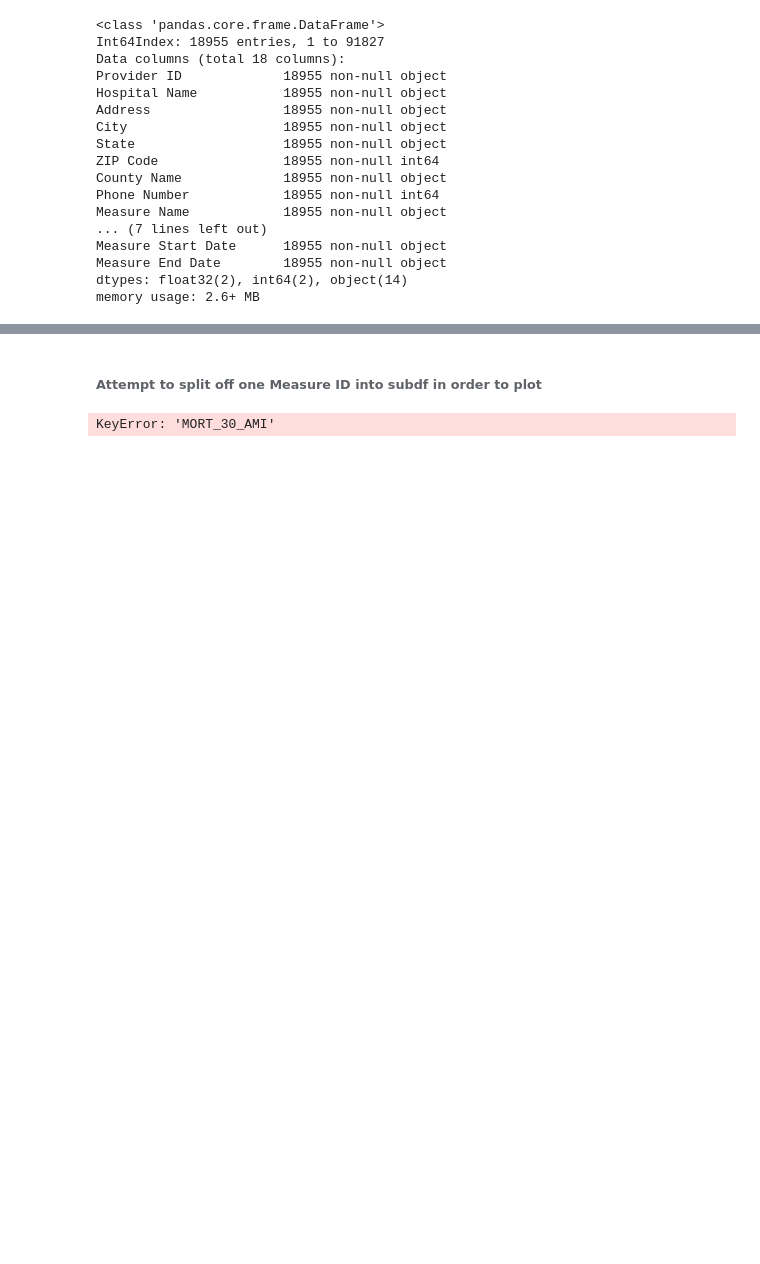
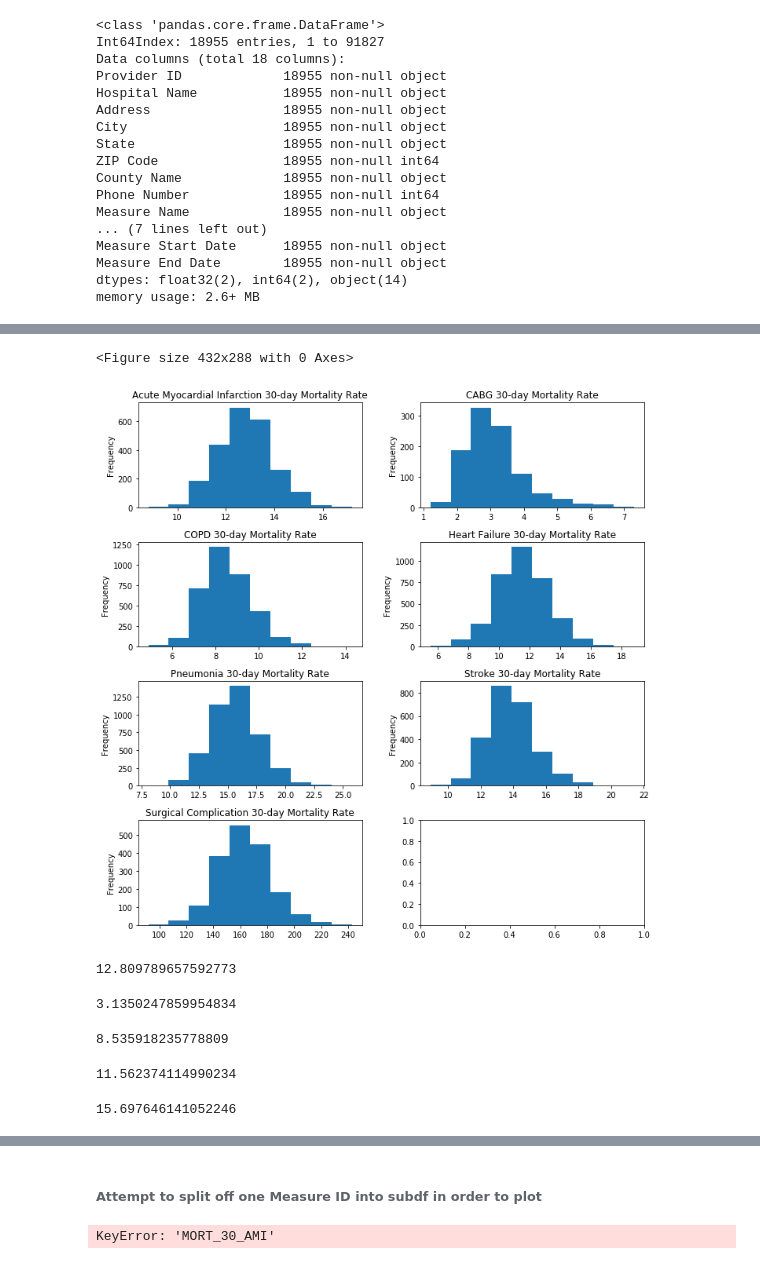
Before and after one commit to kathieking/Thinkful, a Jupyter notebook: Capstone1_code.ipynb, the cells around one changed output, grey strips where cells are left out. Saved outputs shown, nothing was run; the diff lists cells and outputs as text; code cells hidden in the pictures; blank space fills up the shorter version.

```diff
--- a/Capstone1_code.ipynb
+++ b/Capstone1_code.ipynb
@@ -213,0 +273,60 @@ df_mortality['Score'].groupby(df_mortality['Measure ID']).describe()
+# %%
+df_hf = df_mortality.apply(lambda row: row[df_mortality['Measure ID'].isin(['MORT_30_HF'])])
+# %%
+df_pn = df_mortality.apply(lambda row: row[df_mortality['Measure ID'].isin(['MORT_30_PN'])])
+# %%
+df_stk = df_mortality.apply(lambda row: row[df_mortality['Measure ID'].isin(['MORT_30_STK'])])
+# %%
+df_comp = df_mortality.apply(lambda row: row[df_mortality['Measure ID'].isin(['PSI_4_SURG_COMP'])])
+# %%
+fig = plt.figure()
+fig, ax = plt.subplots(nrows=4, ncols=2, figsize=(10, 10))
+
+
+ax1 = plt.subplot(4, 2, 1)
+df_ami.plot(ax  = ax1, kind = 'hist', y = 'Score', title = 'Acute Myocardial Infarction 30-day Mortality Rate', legend = None)
+
+ax2 = plt.subplot(4, 2, 2)
+df_cabg.plot(ax  = ax2, kind = 'hist', y = 'Score', title = 'CABG 30-day Mortality Rate', legend = None)
+
+ax3 = plt.subplot(4, 2, 3)
+df_copd.plot(ax  = ax3, kind = 'hist', y = 'Score',  title = 'COPD 30-day Mortality Rate', legend = None)
+
+ax4 = plt.subplot(4, 2, 4)
+df_hf.plot(ax  = ax4, kind = 'hist', y = 'Score',  title = 'Heart Failure 30-day Mortality Rate', legend = None)
+
+ax5 = plt.subplot(4, 2, 5)
+df_pn.plot(ax  = ax5, kind = 'hist', y = 'Score',  title = 'Pneumonia 30-day Mortality Rate', legend = None)
+
+ax6 = plt.subplot(4, 2, 6)
+df_stk.plot(ax  = ax6, kind = 'hist', y = 'Score',  title = 'Stroke 30-day Mortality Rate', legend = None)
+
+ax7 = plt.subplot(4, 2, 7)
+df_comp.plot(ax  = ax7, kind = 'hist', y = 'Score',  title = 'Surgical Complication 30-day Mortality Rate', legend = None)
+
+
+plt.tight_layout()
+plt.show()
+# %% [output]
+<Figure size 432x288 with 0 Axes>
+[figure, added]
+# %%
+df_ami['Score'].mean()
+# %% [output]
+12.809789657592773
+# %%
+df_cabg['Score'].mean()
+# %% [output]
+3.1350247859954834
+# %%
+df_copd['Score'].mean()
+# %% [output]
+8.535918235778809
+# %%
+df_hf['Score'].mean()
+# %% [output]
+11.562374114990234
+# %%
+df_pn['Score'].mean()
+# %% [output]
+15.697646141052246
```
Also changed, not shown: parts of 28 cells of this notebook.
